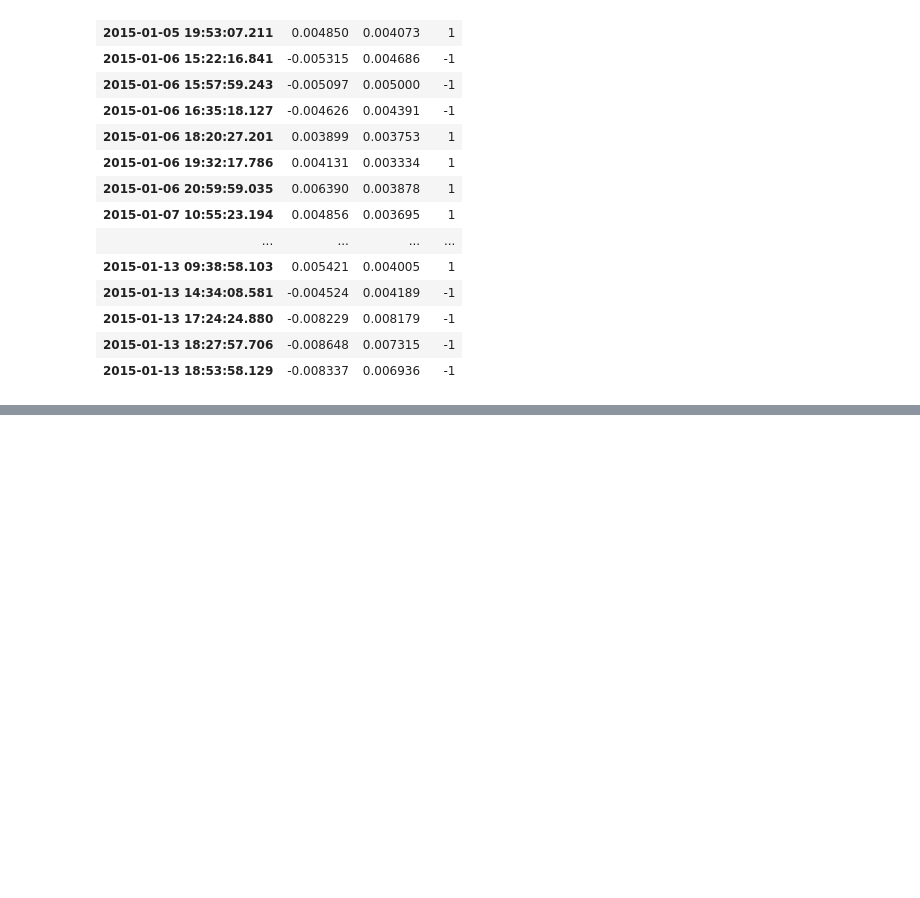
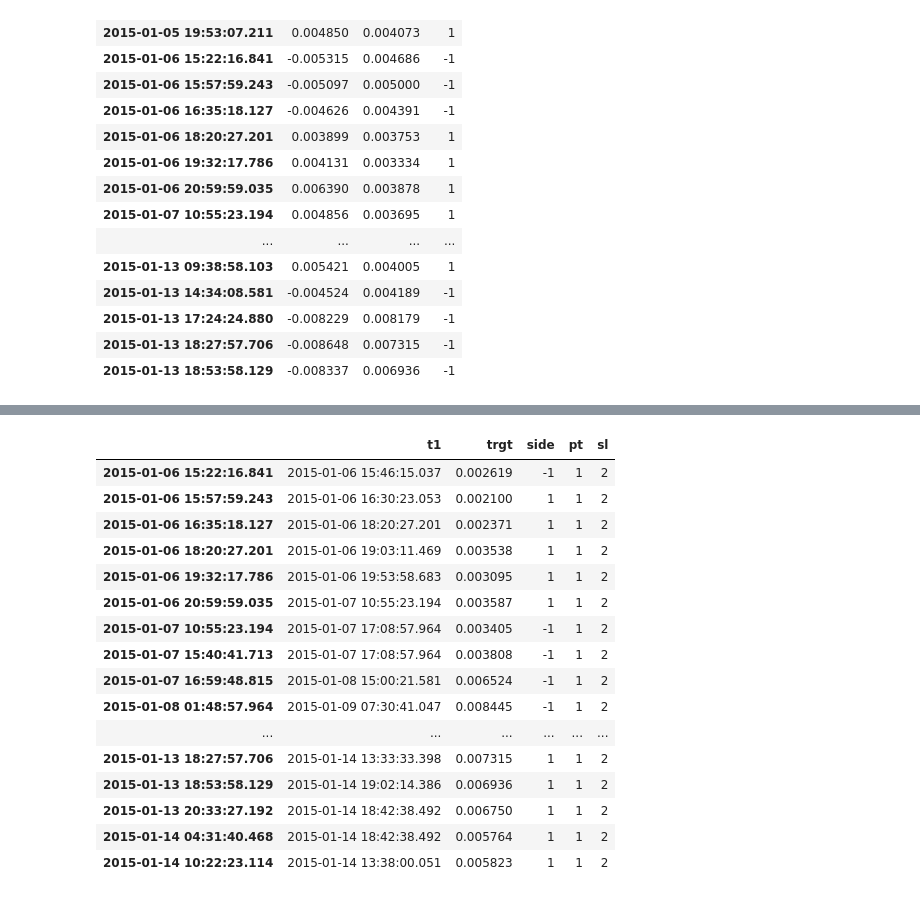
Before and after one commit to RazDwa1923/MFIN_Course, a Jupyter notebook: HW 2/HW 2 Notebook_v1.ipynb, the cells around one changed output, grey strips where cells are left out. Saved outputs shown, nothing was run; the diff lists cells and outputs as text; code cells hidden in the pictures; blank space fills up the shorter version.

```diff
--- a/HW 2/HW 2 Notebook_v1.ipynb
+++ b/HW 2/HW 2 Notebook_v1.ipynb
@@ -226,0 +296,42 @@ clean_labels.head(25)
+# %%
+# computing the daily volatility of the data['close'] column as some data was dropped
+vol_MA_strat = get_daily_vol(close=data['close'], lookback=50)
+# %%
+# applying the symmetric CUSUM filter on the data using the daily volatility from the moving average strategy
+threshold = vol_MA_strat.mean()
+
+# Apply Symmetric CUSUM filter and get timestamps for events
+cusum_events_MA_strat = cusum_filter(data['close'], threshold=threshold)
+# %%
+# computing the vertical barriers for the moving average strategy
+vertical_barriers_MA_strat = labeling.add_vertical_barrier(cusum_events_MA_strat, data['close'], num_days=1)
+# %%
+# applying the triple barrier method on the moving average strategy
+triple_barrier_events_MA_strat = labeling.get_events(close=data['close'],
+                                                      t_events=cusum_events_MA_strat,
+                                                      pt_sl=[1, 2],
+                                                      target=vol_MA_strat,
+                                                      num_threads=1,
+                                                      vertical_barrier_times=vertical_barriers_MA_strat,
+                                                      side_prediction=data['side'])
+
+# viewing the triple barrier events for the moving average strategy
+triple_barrier_events_MA_strat.head(25)
+# %% [output]
+|  | t1 | trgt | side | pt | sl |
+| 2015-01-06 15:22:16.841 | 2015-01-06 15:46:15.037 | 0.002619 | -1 | 1 | 2 |
+| 2015-01-06 15:57:59.243 | 2015-01-06 16:30:23.053 | 0.002100 | 1 | 1 | 2 |
+| 2015-01-06 16:35:18.127 | 2015-01-06 18:20:27.201 | 0.002371 | 1 | 1 | 2 |
+| 2015-01-06 18:20:27.201 | 2015-01-06 19:03:11.469 | 0.003538 | 1 | 1 | 2 |
+| 2015-01-06 19:32:17.786 | 2015-01-06 19:53:58.683 | 0.003095 | 1 | 1 | 2 |
+| 2015-01-06 20:59:59.035 | 2015-01-07 10:55:23.194 | 0.003587 | 1 | 1 | 2 |
+| 2015-01-07 10:55:23.194 | 2015-01-07 17:08:57.964 | 0.003405 | -1 | 1 | 2 |
+| 2015-01-07 15:40:41.713 | 2015-01-07 17:08:57.964 | 0.003808 | -1 | 1 | 2 |
+| 2015-01-07 16:59:48.815 | 2015-01-08 15:00:21.581 | 0.006524 | -1 | 1 | 2 |
+| 2015-01-08 01:48:57.964 | 2015-01-09 07:30:41.047 | 0.008445 | -1 | 1 | 2 |
+| ... | ... | ... | ... | ... | ... |
+| 2015-01-13 18:27:57.706 | 2015-01-14 13:33:33.398 | 0.007315 | 1 | 1 | 2 |
+| 2015-01-13 18:53:58.129 | 2015-01-14 19:02:14.386 | 0.006936 | 1 | 1 | 2 |
+| 2015-01-13 20:33:27.192 | 2015-01-14 18:42:38.492 | 0.006750 | 1 | 1 | 2 |
+| 2015-01-14 04:31:40.468 | 2015-01-14 18:42:38.492 | 0.005764 | 1 | 1 | 2 |
+| 2015-01-14 10:22:23.114 | 2015-01-14 13:38:00.051 | 0.005823 | 1 | 1 | 2 |
```
Also changed, not shown: parts of 15 cells of this notebook.
